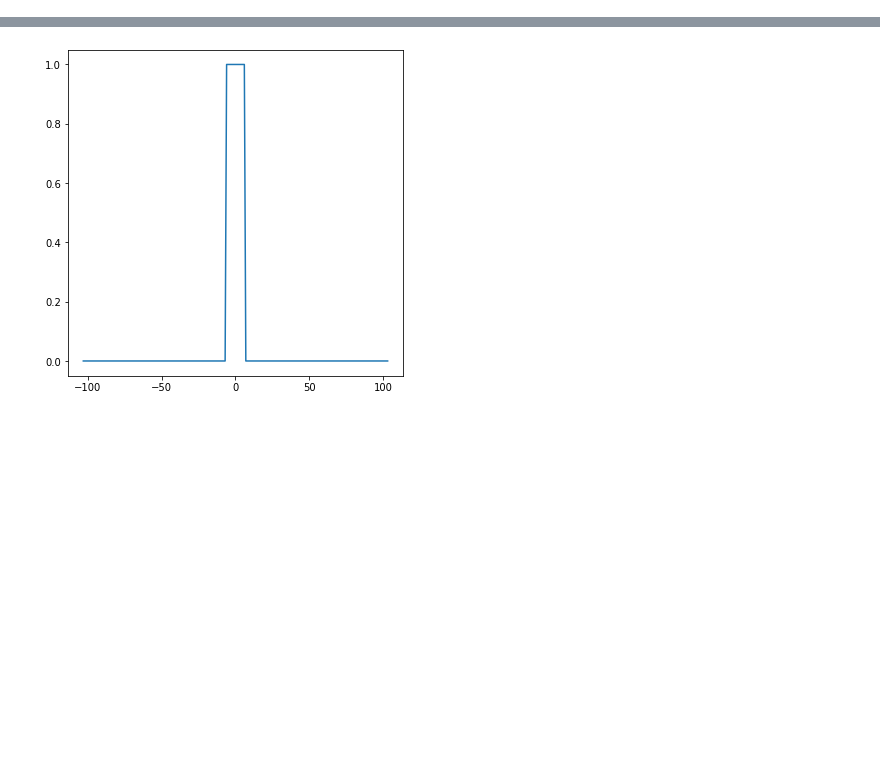
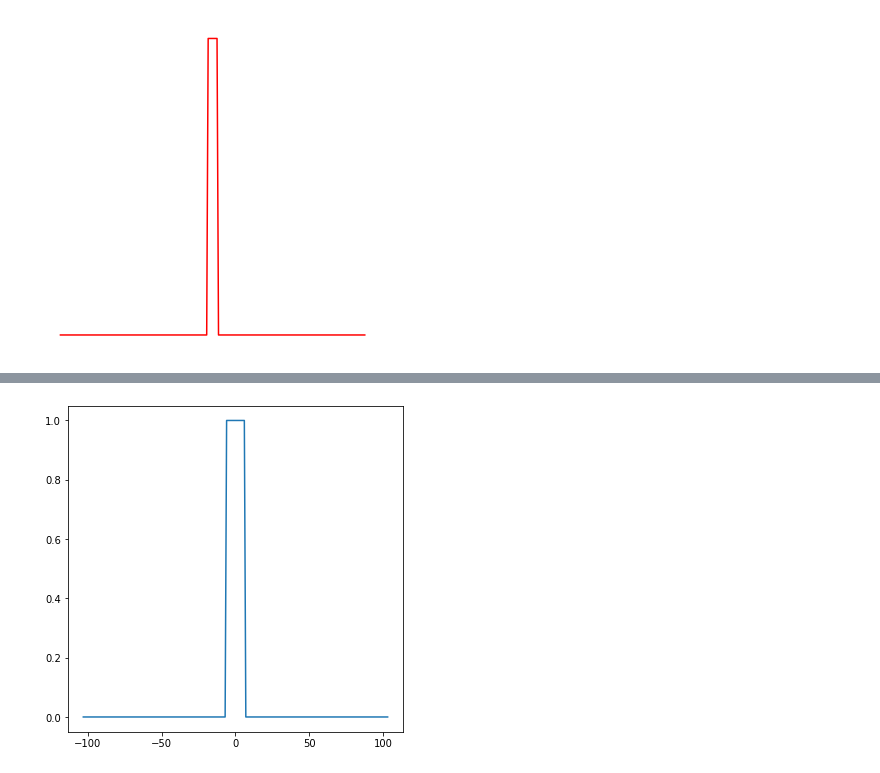
Before and after one commit to ljs-233233/5cl-capstone, a Jupyter notebook: check.ipynb, the cells around one changed output, grey strips where cells are left out. Saved outputs shown, nothing was run; the diff lists cells and outputs as text; code cells hidden in the pictures; blank space fills up the shorter version.

```diff
--- a/check.ipynb
+++ b/check.ipynb
@@ -12,0 +14,10 @@ r = np.real(single_slit_transformed * np.conjugate(single_slit_transformed))
+# %%
+fig = plt.figure()
+fig.set_size_inches(6, 6)
+ax = fig.add_subplot(111)
+
+ax.plot(index, single_slit, color="red")
+ax.set_axis_off()
+plt.show()
+# %% [output]
+[figure, added]
```
Also changed, not shown: parts of 4 cells of this notebook, 7 other files.
